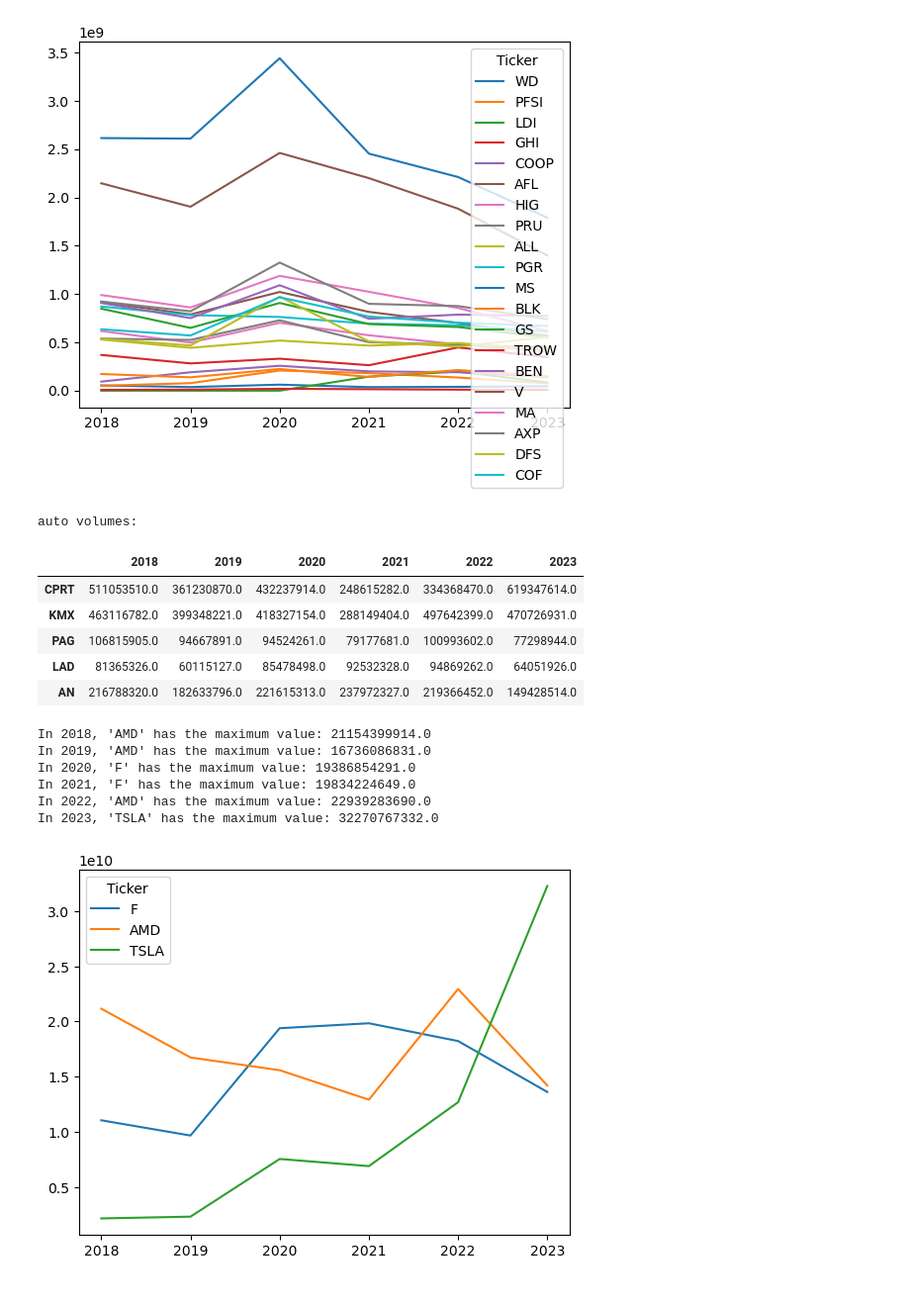
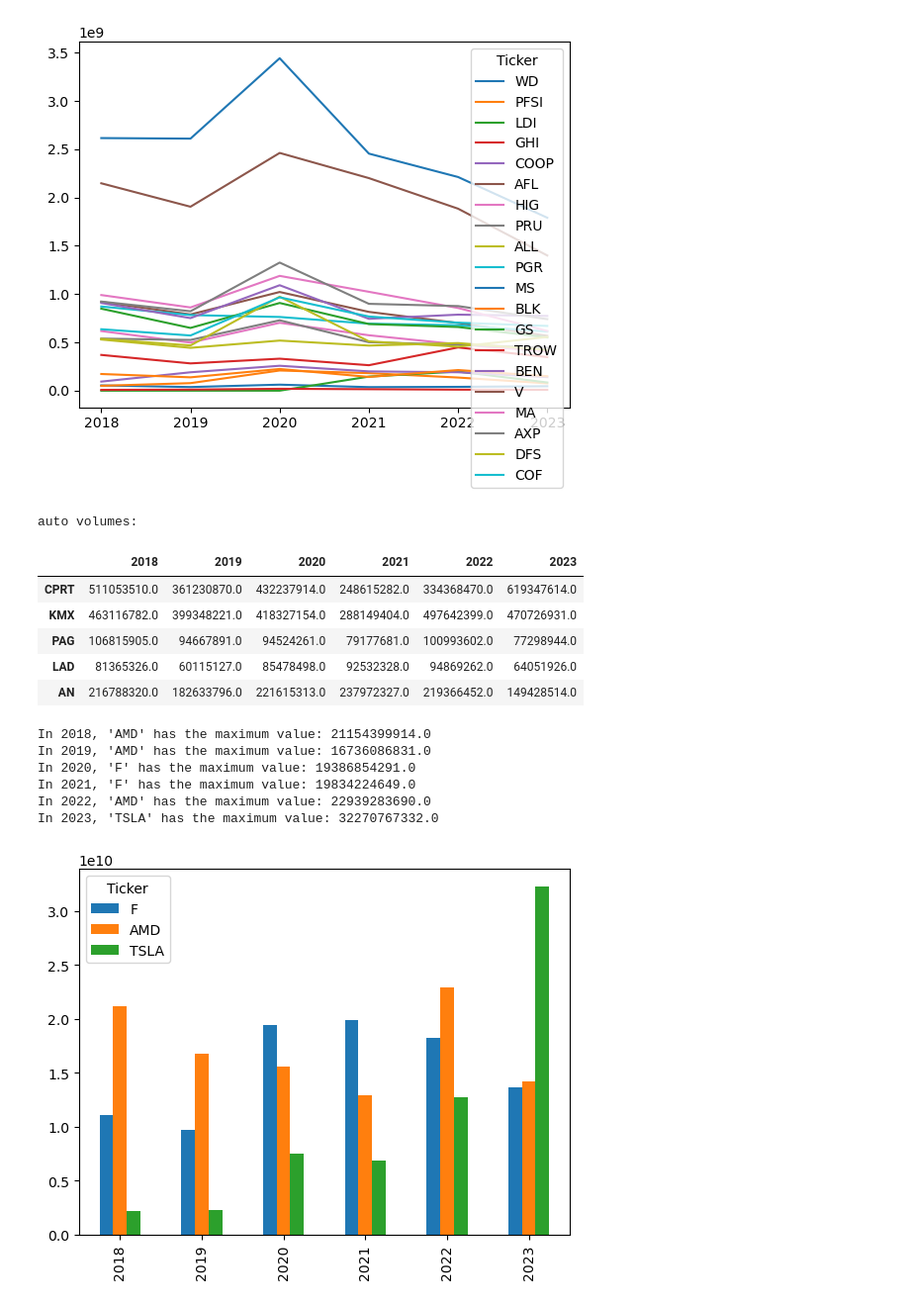
Before and after one commit to alisonands/Stock-Analysis, a Jupyter notebook: Tech/visualizations.ipynb, the cells around one changed output. Shown: that part at 99% size. Saved outputs shown, nothing was run; the diff lists cells and outputs as text; code cells hidden in the pictures.

```diff
--- a/Tech/visualizations.ipynb
+++ b/Tech/visualizations.ipynb
@@ -210,32 +212,32 @@ volumes_auto = pd.DataFrame(index = auto_stocks)
 
 for stock in auto_stocks:
     for year in years:
         # print(stock, year)
         temp_df = auto_data[auto_data['Ticker'] == stock]
         volumes_auto.loc[stock, str(year)] = temp_df[temp_df['Date'].dt.year == year]['Volume'].sum()
 print(f'auto volumes:')
 display(volumes_auto.head())
 
 volumes_auto.index.name = 'Ticker'
-volumes_auto.loc[['F', 'AMD', 'TSLA']].transpose().plot()
+volumes_auto.loc[['F', 'AMD', 'TSLA']].transpose().plot(kind = 'bar')
 max_idx = volumes_auto.idxmax()
 max_values = volumes_auto.max()
 
 # Display the result
 for year, (index, value) in zip(volumes_auto.columns, zip(max_idx, max_values)):
     print(f"In {year}, '{index}' has the maximum value: {value}")
 # %% [output]
 auto volumes:
 |  | 2018 | 2019 | 2020 | 2021 | 2022 | 2023 |
 | CPRT | 511053510.0 | 361230870.0 | 432237914.0 | 248615282.0 | 334368470.0 | 619347614.0 |
 | KMX | 463116782.0 | 399348221.0 | 418327154.0 | 288149404.0 | 497642399.0 | 470726931.0 |
 | PAG | 106815905.0 | 94667891.0 | 94524261.0 | 79177681.0 | 100993602.0 | 77298944.0 |
 | LAD | 81365326.0 | 60115127.0 | 85478498.0 | 92532328.0 | 94869262.0 | 64051926.0 |
 | AN | 216788320.0 | 182633796.0 | 221615313.0 | 237972327.0 | 219366452.0 | 149428514.0 |
 In 2018, 'AMD' has the maximum value: 21154399914.0
 In 2019, 'AMD' has the maximum value: 16736086831.0
 In 2020, 'F' has the maximum value: 19386854291.0
 In 2021, 'F' has the maximum value: 19834224649.0
 In 2022, 'AMD' has the maximum value: 22939283690.0
 In 2023, 'TSLA' has the maximum value: 32270767332.0
-[figure, old version]
+[figure, new version]
```
Also changed, not shown: parts of 4 cells of this notebook.
